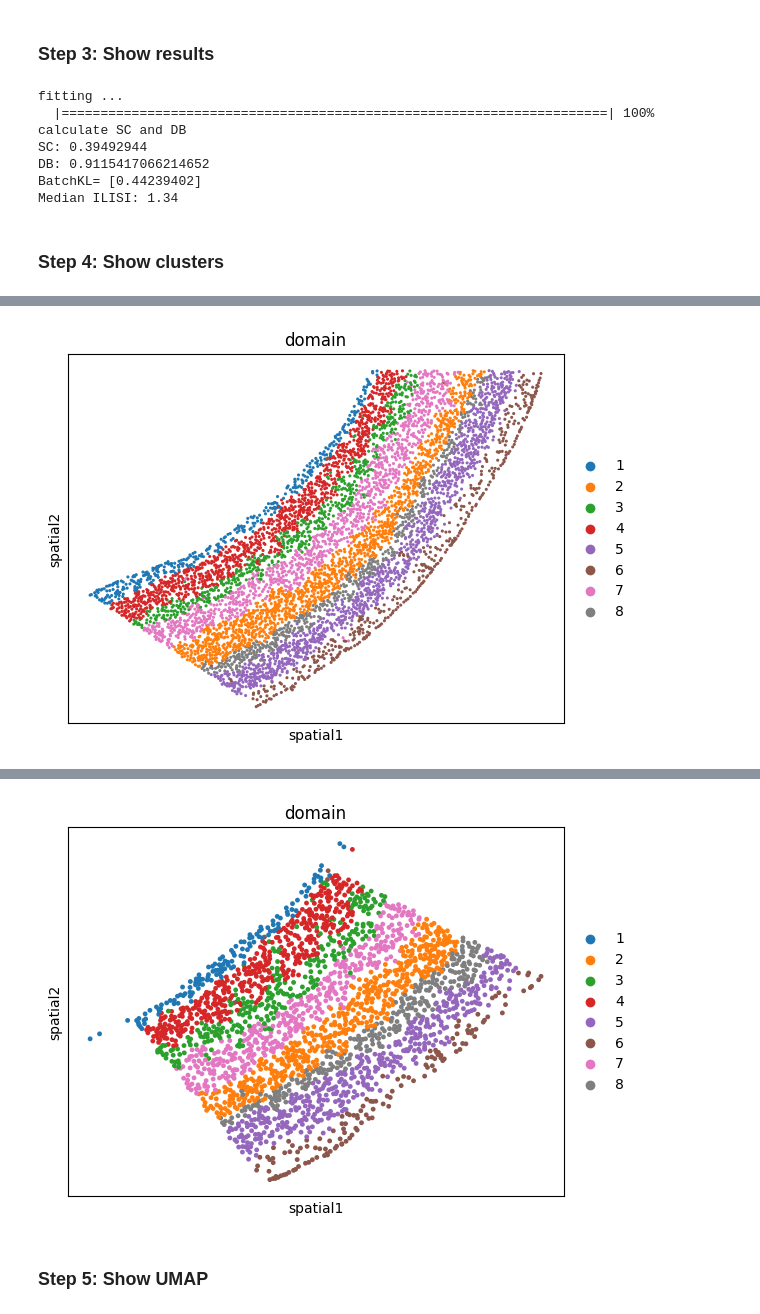
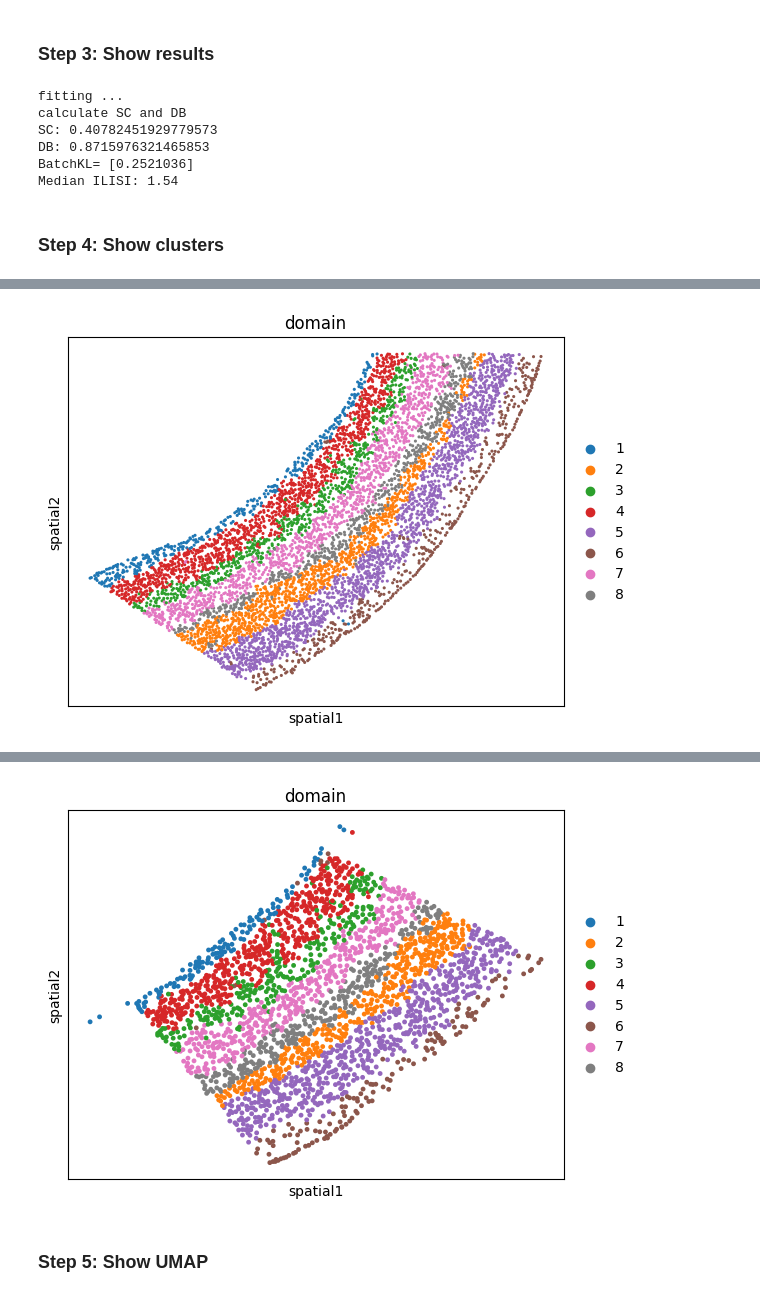
Before and after one commit to y-itao/STAIG, a Jupyter notebook: example/Fig-5d.ipynb, the cells around one changed output, grey strips where cells are left out. Saved outputs shown, nothing was run; the diff lists cells and outputs as text; code cells hidden in the pictures.

```diff
--- a/example/Fig-5d.ipynb
+++ b/example/Fig-5d.ipynb
@@ -102,0 +86,6 @@ embedding generated, go clustering
+# %%
+staig = STAIG(args=args,config=config,single=True,refine=False)
+staig.adata = data
+staig.mask_slices = True
+staig.train()
+staig.eva()
@@ -106,15 +114,14 @@ embedding generated, go clustering
 staig.cluster(args.label)
 # %% [output]
 fitting ...
-  |======================================================================| 100%
 calculate SC and DB
-SC: 0.39492944
-DB: 0.9115417066214652
-BatchKL= [0.44239402]
-Median ILISI: 1.34
+SC: 0.40782451929779573
+DB: 0.8715976321465853
+BatchKL= [0.2521036]
+Median ILISI: 1.54
 # %% [markdown]
 ### Step 4: Show clusters
 # %%
-sc.pl.embedding(staig.adata[staig.adata.obs['batch'] == '0'], basis="spatial", color="domain",show=True)
-sc.pl.embedding(staig.adata[staig.adata.obs['batch'] == '1'], basis="spatial", color="domain",show=True)
+sc.pl.embedding(staig.adata[staig.adata.obs['batch'] == '0'], basis="spatial", color="domain",show=True,save='merfish0.pdf')
+sc.pl.embedding(staig.adata[staig.adata.obs['batch'] == '1'], basis="spatial", color="domain",show=True,save='merfish1.pdf')
 # %% [output]
@@ -121 +129 @@ sc.pl.embedding(staig.adata[staig.adata.obs['batch'] == '1'], basis="spatial", c
-[figure, old version]
+[figure, new version]
@@ -122,4 +131,4 @@ sc.pl.embedding(staig.adata[staig.adata.obs['batch'] == '1'], basis="spatial", c
-[figure, old version]
+[figure, new version]
 # %% [markdown]
 ### Step 5: Show UMAP
 # %%
```
Also changed, not shown: parts of 5 cells of this notebook, 6 other files.
